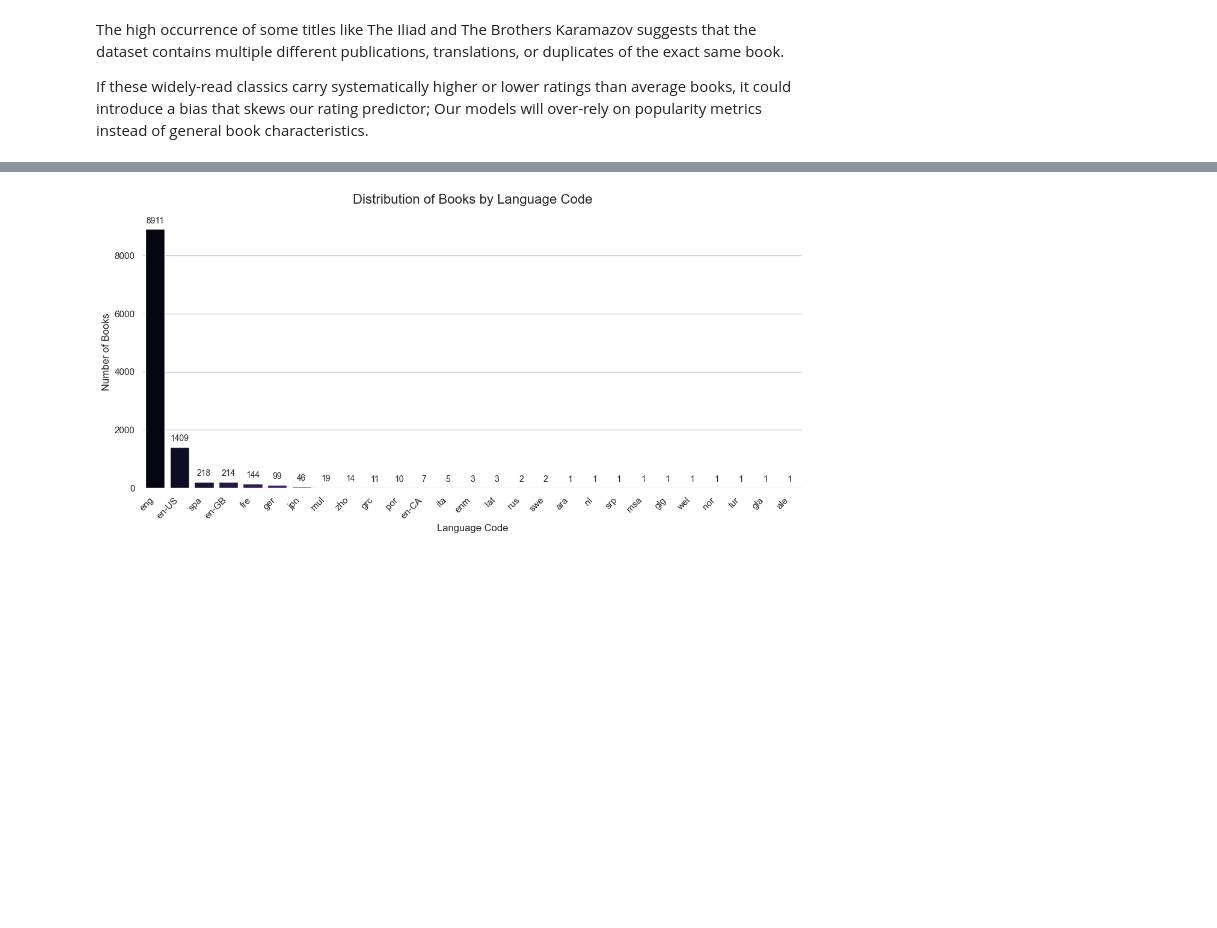
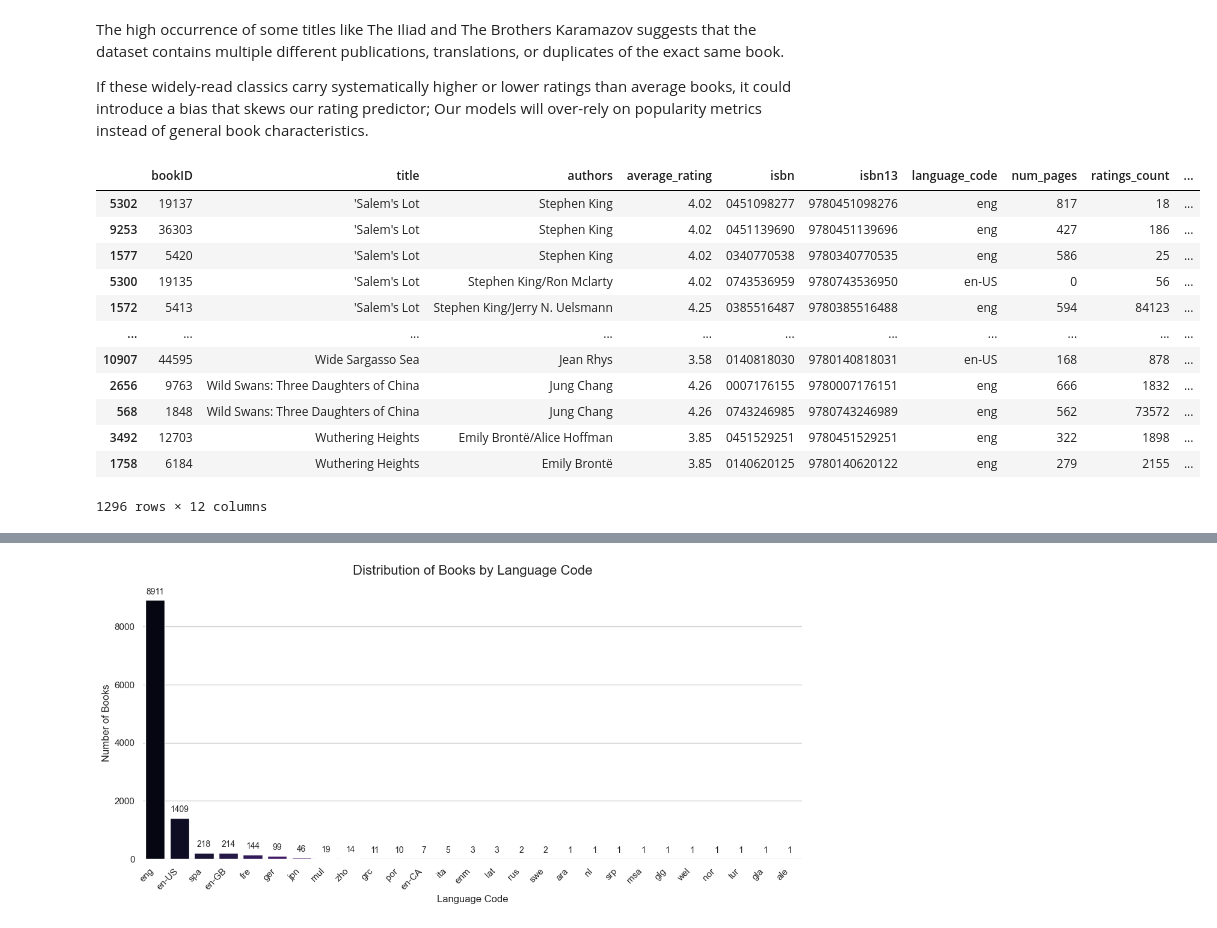
Before and after one commit to omar-el-mesaoudi/Book_Rating_Predictor, a Jupyter notebook: Notebook/Book_Rating_Predictor.ipynb, the cells around one changed output, grey strips where cells are left out. Cells and saved outputs as stored; diff of their text form; code cells hidden in the pictures; blank space fills up the shorter version.

```diff
--- a/Notebook/Book_Rating_Predictor.ipynb
+++ b/Notebook/Book_Rating_Predictor.ipynb
@@ -117,3 +238,21 @@ plt.show()
 The high occurrence of some titles like The Iliad and The Brothers Karamazov suggests that the dataset contains multiple different publications, translations, or duplicates of the exact same book.
 
 If these widely-read classics carry systematically higher or lower ratings than average books, it could introduce a bias that skews our rating predictor; Our models will over-rely on popularity metrics instead of general book characteristics.
+# %%
+duplicate_books = df[df['title'].duplicated(keep=False)]
+
+duplicate_books.sort_values(by='title')
+# %% [output]
+|  | bookID | title | authors | average_rating | isbn | isbn13 | language_code | num_pages | ratings_count | ... |
+| 5302 | 19137 | 'Salem's Lot | Stephen King | 4.02 | 0451098277 | 9780451098276 | eng | 817 | 18 | ... |
+| 9253 | 36303 | 'Salem's Lot | Stephen King | 4.02 | 0451139690 | 9780451139696 | eng | 427 | 186 | ... |
+| 1577 | 5420 | 'Salem's Lot | Stephen King | 4.02 | 0340770538 | 9780340770535 | eng | 586 | 25 | ... |
+| 5300 | 19135 | 'Salem's Lot | Stephen King/Ron Mclarty | 4.02 | 0743536959 | 9780743536950 | en-US | 0 | 56 | ... |
+| 1572 | 5413 | 'Salem's Lot | Stephen King/Jerry N. Uelsmann | 4.25 | 0385516487 | 9780385516488 | eng | 594 | 84123 | ... |
+| ... | ... | ... | ... | ... | ... | ... | ... | ... | ... | ... |
+| 10907 | 44595 | Wide Sargasso Sea | Jean Rhys | 3.58 | 0140818030 | 9780140818031 | en-US | 168 | 878 | ... |
+| 2656 | 9763 | Wild Swans: Three Daughters of China | Jung Chang | 4.26 | 0007176155 | 9780007176151 | eng | 666 | 1832 | ... |
+| 568 | 1848 | Wild Swans: Three Daughters of China | Jung Chang | 4.26 | 0743246985 | 9780743246989 | eng | 562 | 73572 | ... |
+| 3492 | 12703 | Wuthering Heights | Emily Brontë/Alice Hoffman | 3.85 | 0451529251 | 9780451529251 | eng | 322 | 1898 | ... |
+| 1758 | 6184 | Wuthering Heights | Emily Brontë | 3.85 | 0140620125 | 9780140620122 | eng | 279 | 2155 | ... |
+1296 rows × 12 columns
```
Also changed, not shown: parts of 44 cells of this notebook.
